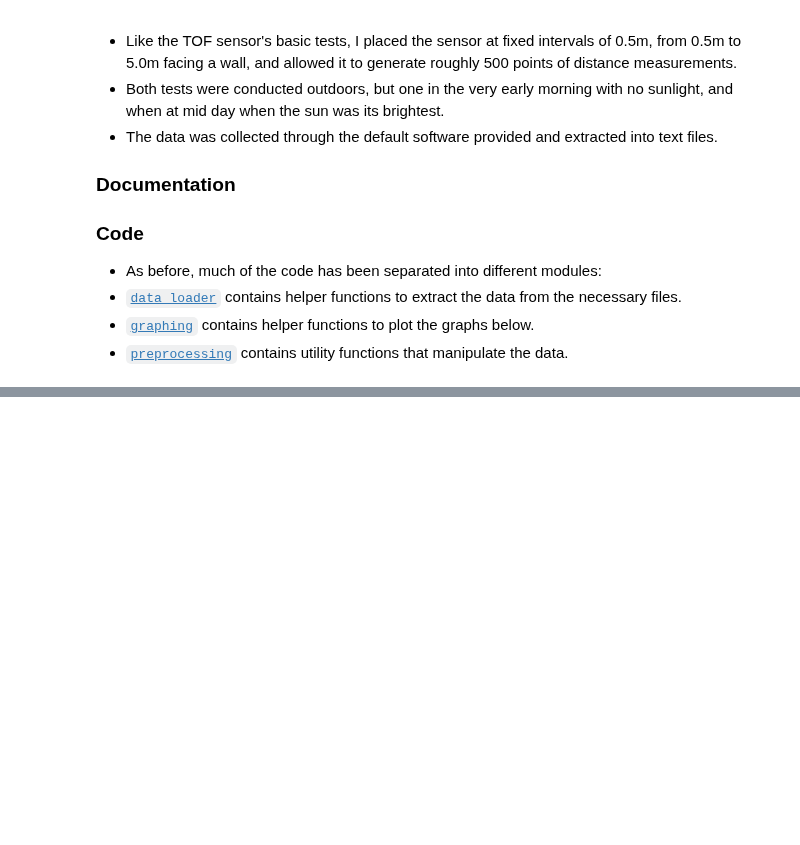
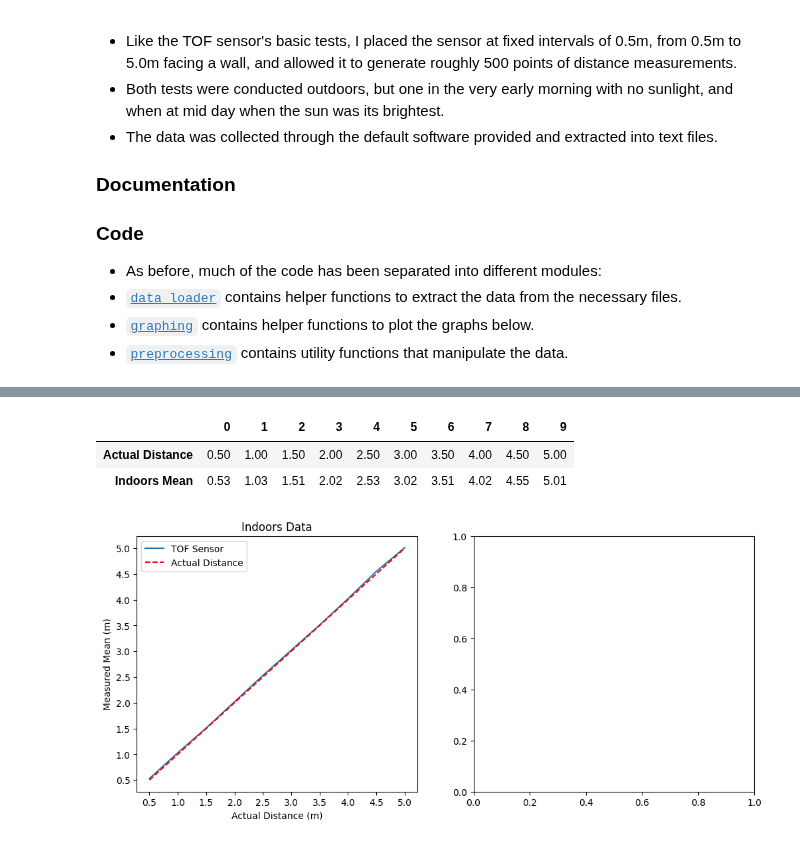
Before and after one commit to wuihee/cycling-safety-analysis, a Jupyter notebook: data_analysis/Laser_Basic_Tests.ipynb, the cells around one changed output, grey strips where cells are left out. Drawn from its saved outputs; the diff is of its cells as text; code cells hidden in the pictures; blank space fills up the shorter version.

Commit message:
Updated laser basic tests

```diff
--- a/data_analysis/Laser_Basic_Tests.ipynb
+++ b/data_analysis/Laser_Basic_Tests.ipynb
@@ -38,10 +37,8 @@ ACTUAL_DISTANCES = [0.5 * i for i in range(1, 11)]
 INDOORS_DATA_PATH = pathlib.Path("./data/laser_basic_tests/indoors/")
 
 indoors_raw_data = get_data_from_folder(INDOORS_DATA_PATH, get_laser_data_from_txt)
-for i in range(len(indoors_raw_data)):
-    for j, protocol in enumerate(indoors_raw_data[i]):
-        distance = laser_utils.get_distance(protocol)
-        indoors_raw_data[i][j] = distance
+indoors_raw_data = laser.replace_intervals_with_distance(indoors_raw_data)
 
-print(indoors_raw_data)
+for interval in indoors_raw_data:
+    print(interval)
 # %% [output]
@@ -48,0 +55,19 @@ ValueError: invalid literal for int() with base 16: ''
+# %%
+indoors_mean = get_mean_measurements(indoors_raw_data)
+
+data = {
+    "Actual Distance": ACTUAL_DISTANCES,
+    "Indoors Mean": indoors_mean
+}
+
+df = pd.DataFrame(data)
+display(df.T)
+# %% [output]
+|  | 0 | 1 | 2 | 3 | 4 | 5 | 6 | 7 | 8 | 9 |
+| Actual Distance | 0.50 | 1.00 | 1.50 | 2.00 | 2.50 | 3.00 | 3.50 | 4.00 | 4.50 | 5.00 |
+| Indoors Mean | 0.53 | 1.03 | 1.51 | 2.02 | 2.53 | 3.02 | 3.51 | 4.02 | 4.55 | 5.01 |
+# %%
+fig, axes = plt.subplots(1, 2, figsize=(12, 5))
+graphs.plot_mean_vs_actual_distance(axes[0], indoors_mean, title="Indoors Data")
+# %% [output]
+[figure, added]
```
Also changed, not shown: parts of 6 cells of this notebook, 13 other files.
